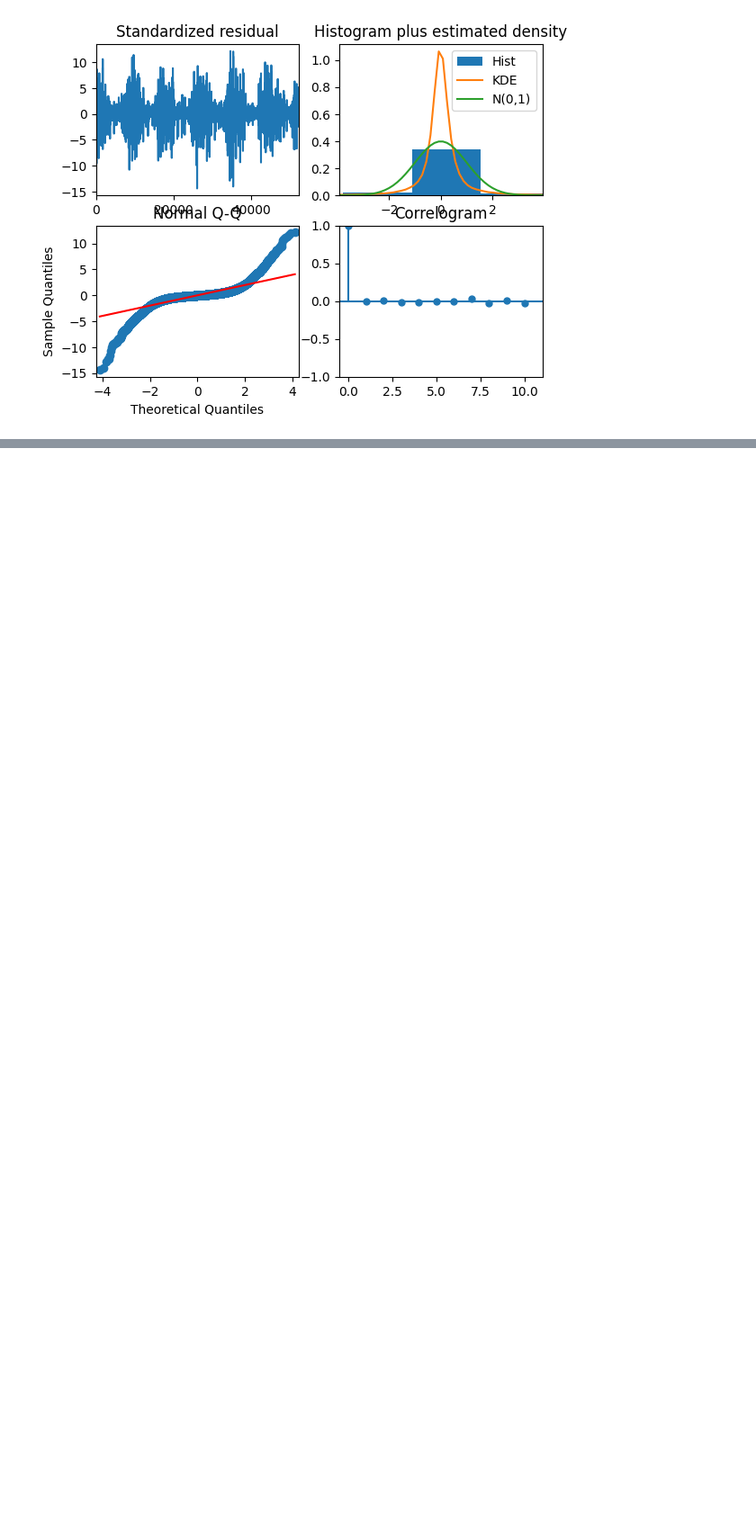
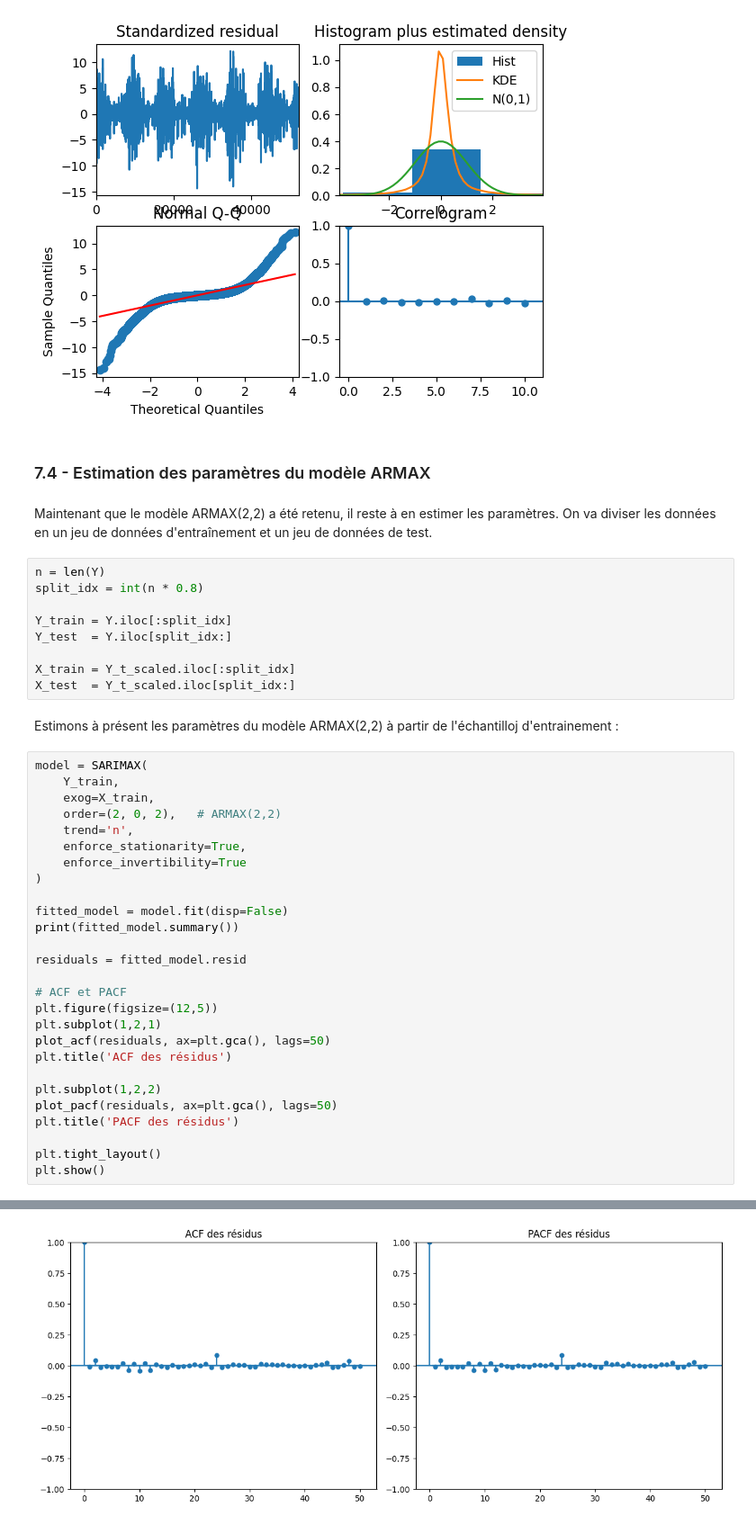
Before and after one commit to angelagrimaud/projet_pythonds, a Jupyter notebook: notebooks/pred_temperature.ipynb, the cells around one changed output, grey strips where cells are left out. Shown at 90% size. Saved outputs shown, nothing was run; the diff lists cells and outputs as text; blank space fills up the shorter version.

Commit message:
estimation des paramètres du modèle

```diff
--- a/notebooks/pred_temperature.ipynb
+++ b/notebooks/pred_temperature.ipynb
@@ -91,3 +95,46 @@ model.plot_diagnostics()
 # %% [output]
 [figure]
 [figure]
+# %% [markdown]
+### 7.4 - Estimation des paramètres du modèle ARMAX
+# %% [markdown]
+Maintenant que le modèle ARMAX(2,2) a été retenu, il reste à en estimer les paramètres. On va diviser les données en un jeu de données d'entraînement et un jeu de données de test.
+# %%
+n = len(Y)
+split_idx = int(n * 0.8)
+
+Y_train = Y.iloc[:split_idx]
+Y_test  = Y.iloc[split_idx:]
+
+X_train = Y_t_scaled.iloc[:split_idx]
+X_test  = Y_t_scaled.iloc[split_idx:]
+# %% [markdown]
+Estimons à présent les paramètres du modèle ARMAX(2,2) à partir de l'échantilloj d'entrainement :
+# %%
+model = SARIMAX(
+    Y_train,
+    exog=X_train,
+    order=(2, 0, 2),   # ARMAX(2,2)
+    trend='n',
+    enforce_stationarity=True,
+    enforce_invertibility=True
+)
+
+fitted_model = model.fit(disp=False)
+print(fitted_model.summary())
+
+residuals = fitted_model.resid
+
+# ACF et PACF
+plt.figure(figsize=(12,5))
+plt.subplot(1,2,1)
+plot_acf(residuals, ax=plt.gca(), lags=50)
+plt.title('ACF des résidus')
+
+plt.subplot(1,2,2)
+plot_pacf(residuals, ax=plt.gca(), lags=50)
+plt.title('PACF des résidus')
+
+plt.tight_layout()
+plt.show()
+# %% [output]
@@ -93,0 +158 @@ model.plot_diagnostics()
+[figure, added]
```
Also changed, not shown: parts of 4 cells of this notebook.
